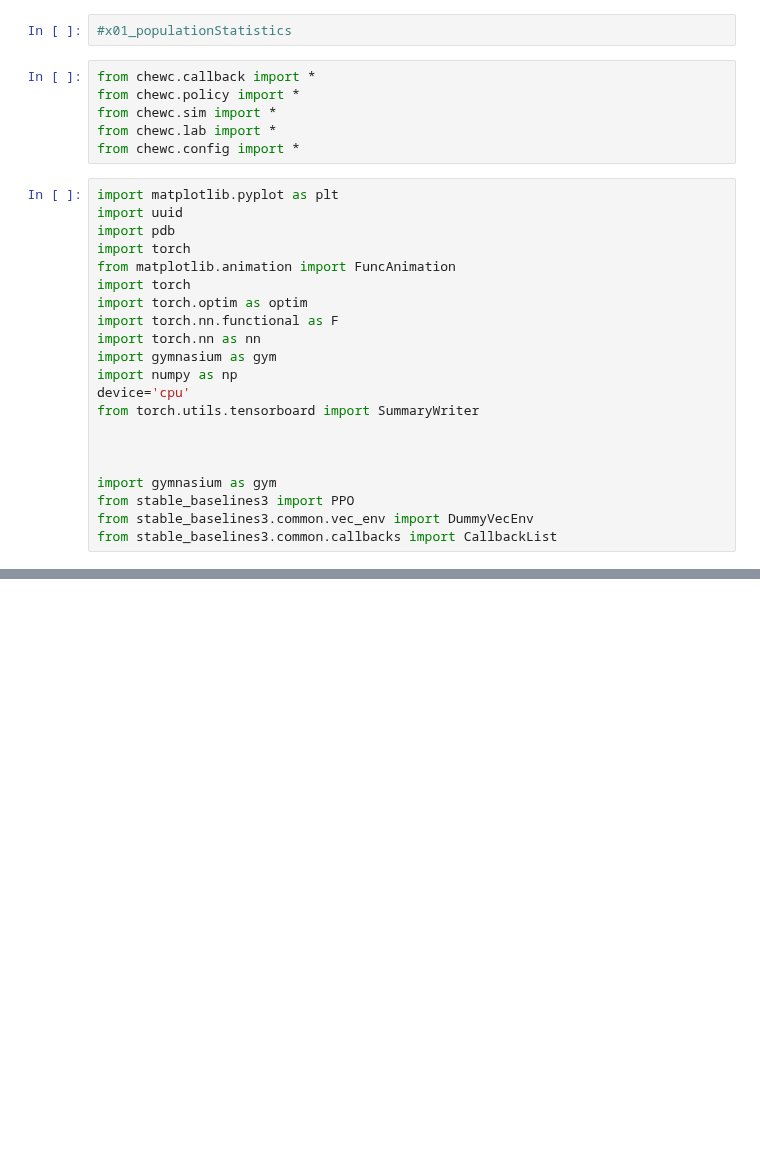
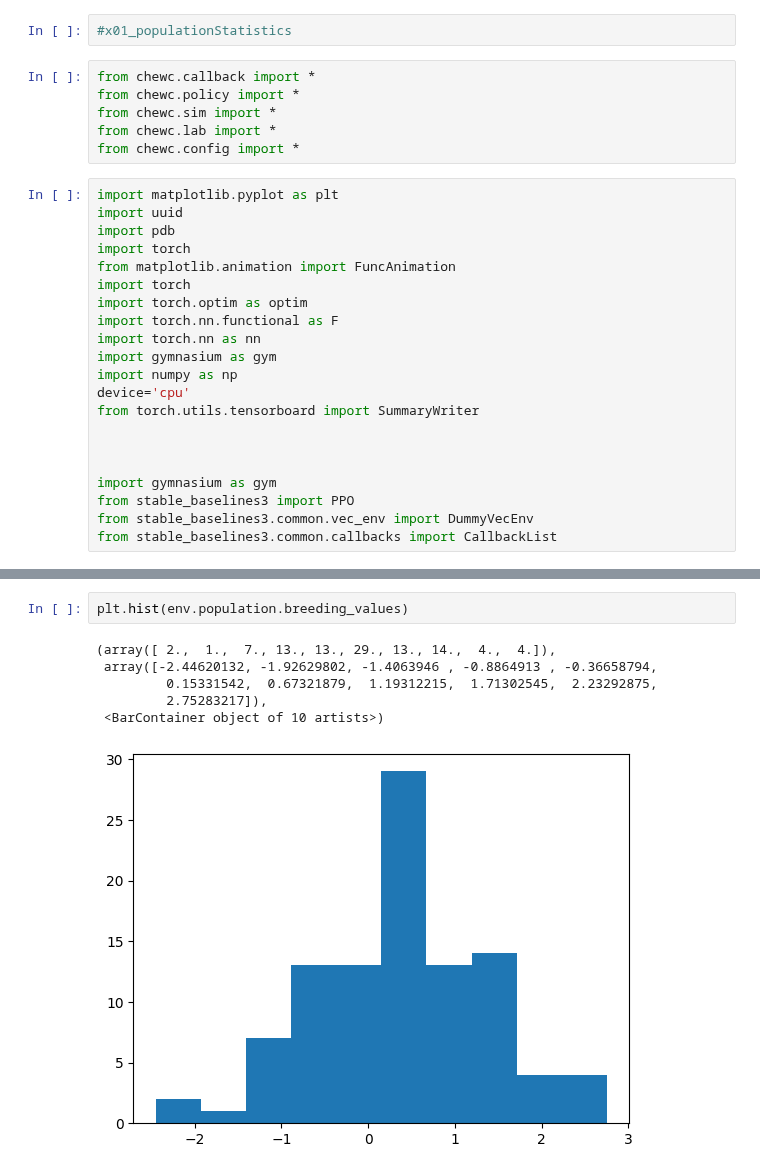
Before and after one commit to cjGO/ChewC, a Jupyter notebook: dev_nbs/02_basicbudget.ipynb, the cells around one changed output, grey strips where cells are left out. Drawn from its saved outputs; the diff is of its cells as text; blank space fills up the shorter version.

```diff
--- a/dev_nbs/02_basicbudget.ipynb
+++ b/dev_nbs/02_basicbudget.ipynb
@@ -58,3 +77,12 @@ seed : None
+# %%
+plt.hist(env.population.breeding_values)
+# %% [output]
+(array([ 2.,  1.,  7., 13., 13., 29., 13., 14.,  4.,  4.]),
+ array([-2.44620132, -1.92629802, -1.4063946 , -0.8864913 , -0.36658794,
+         0.15331542,  0.67321879,  1.19312215,  1.71302545,  2.23292875,
+         2.75283217]),
+ <BarContainer object of 10 artists>)
+[figure, added]
 # %%
 import numpy as np
 import matplotlib.pyplot as plt
```
Also changed, not shown: parts of 8 cells of this notebook, 7 other files.
